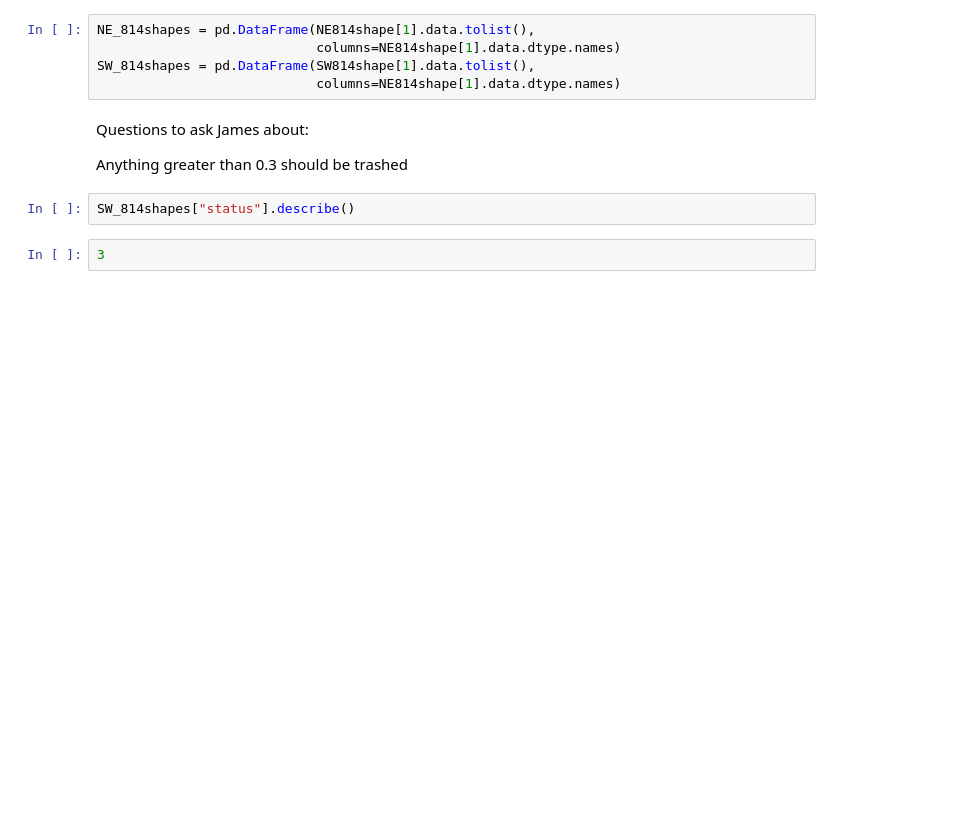
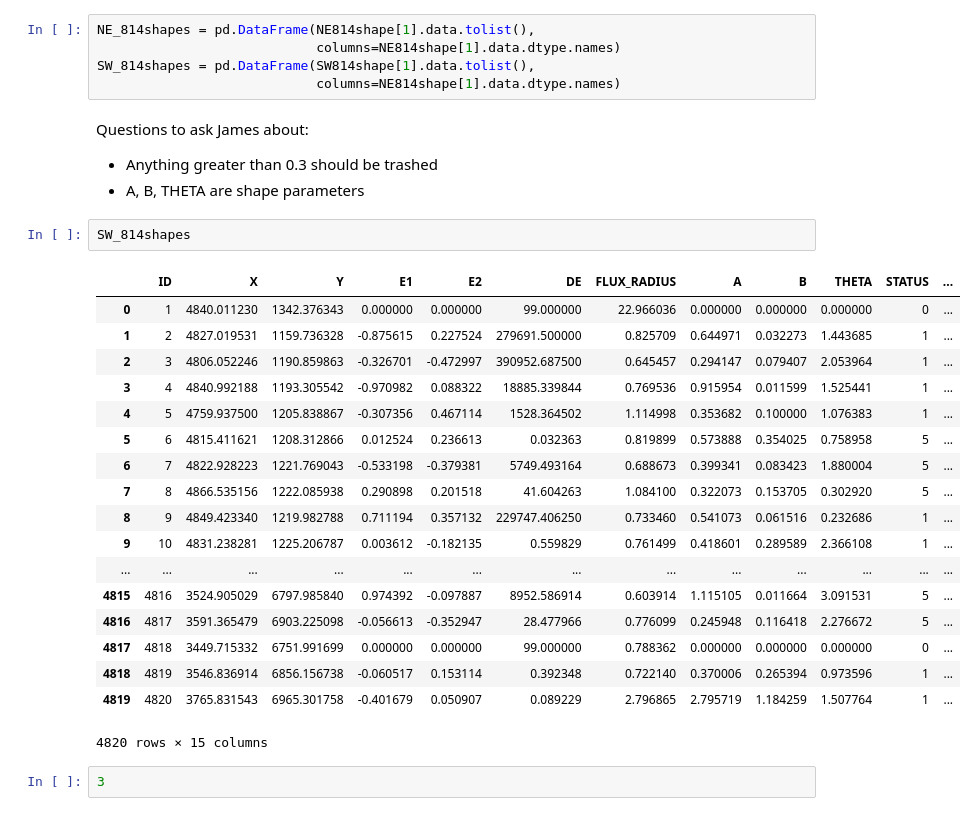
Before and after one commit to karenyyng/MACSJ1752, a Jupyter notebook: Code/EDA/Examing_shape_catalog.ipynb, the cells around one changed output. Saved outputs shown, nothing was run; the diff lists cells and outputs as text; blank space fills up the shorter version.

```diff
--- a/Code/EDA/Examing_shape_catalog.ipynb
+++ b/Code/EDA/Examing_shape_catalog.ipynb
@@ -79,8 +79,28 @@ SW_814shapes = pd.DataFrame(SW814shape[1].data.tolist(),
 # %% [markdown]
 Questions to ask James about:
 
-Anything greater than 0.3 should be trashed
+* Anything greater than 0.3 should be trashed
+* A, B, THETA are shape parameters
 # %%
-SW_814shapes["status"].describe()
+SW_814shapes
+# %% [output]
+|  | ID | X | Y | E1 | E2 | DE | FLUX_RADIUS | A | B | THETA | STATUS | ... |
+| 0 | 1 | 4840.011230 | 1342.376343 | 0.000000 | 0.000000 | 99.000000 | 22.966036 | 0.000000 | 0.000000 | 0.000000 | 0 | ... |
+| 1 | 2 | 4827.019531 | 1159.736328 | -0.875615 | 0.227524 | 279691.500000 | 0.825709 | 0.644971 | 0.032273 | 1.443685 | 1 | ... |
+| 2 | 3 | 4806.052246 | 1190.859863 | -0.326701 | -0.472997 | 390952.687500 | 0.645457 | 0.294147 | 0.079407 | 2.053964 | 1 | ... |
+| 3 | 4 | 4840.992188 | 1193.305542 | -0.970982 | 0.088322 | 18885.339844 | 0.769536 | 0.915954 | 0.011599 | 1.525441 | 1 | ... |
+| 4 | 5 | 4759.937500 | 1205.838867 | -0.307356 | 0.467114 | 1528.364502 | 1.114998 | 0.353682 | 0.100000 | 1.076383 | 1 | ... |
+| 5 | 6 | 4815.411621 | 1208.312866 | 0.012524 | 0.236613 | 0.032363 | 0.819899 | 0.573888 | 0.354025 | 0.758958 | 5 | ... |
+| 6 | 7 | 4822.928223 | 1221.769043 | -0.533198 | -0.379381 | 5749.493164 | 0.688673 | 0.399341 | 0.083423 | 1.880004 | 5 | ... |
+| 7 | 8 | 4866.535156 | 1222.085938 | 0.290898 | 0.201518 | 41.604263 | 1.084100 | 0.322073 | 0.153705 | 0.302920 | 5 | ... |
+| 8 | 9 | 4849.423340 | 1219.982788 | 0.711194 | 0.357132 | 229747.406250 | 0.733460 | 0.541073 | 0.061516 | 0.232686 | 1 | ... |
+| 9 | 10 | 4831.238281 | 1225.206787 | 0.003612 | -0.182135 | 0.559829 | 0.761499 | 0.418601 | 0.289589 | 2.366108 | 1 | ... |
+| ... | ... | ... | ... | ... | ... | ... | ... | ... | ... | ... | ... | ... |
+| 4815 | 4816 | 3524.905029 | 6797.985840 | 0.974392 | -0.097887 | 8952.586914 | 0.603914 | 1.115105 | 0.011664 | 3.091531 | 5 | ... |
+| 4816 | 4817 | 3591.365479 | 6903.225098 | -0.056613 | -0.352947 | 28.477966 | 0.776099 | 0.245948 | 0.116418 | 2.276672 | 5 | ... |
+| 4817 | 4818 | 3449.715332 | 6751.991699 | 0.000000 | 0.000000 | 99.000000 | 0.788362 | 0.000000 | 0.000000 | 0.000000 | 0 | ... |
+| 4818 | 4819 | 3546.836914 | 6856.156738 | -0.060517 | 0.153114 | 0.392348 | 0.722140 | 0.370006 | 0.265394 | 0.973596 | 1 | ... |
+| 4819 | 4820 | 3765.831543 | 6965.301758 | -0.401679 | 0.050907 | 0.089229 | 2.796865 | 2.795719 | 1.184259 | 1.507764 | 1 | ... |
+4820 rows × 15 columns
 # %%
 3
```
Also changed, not shown: 2 other files.
